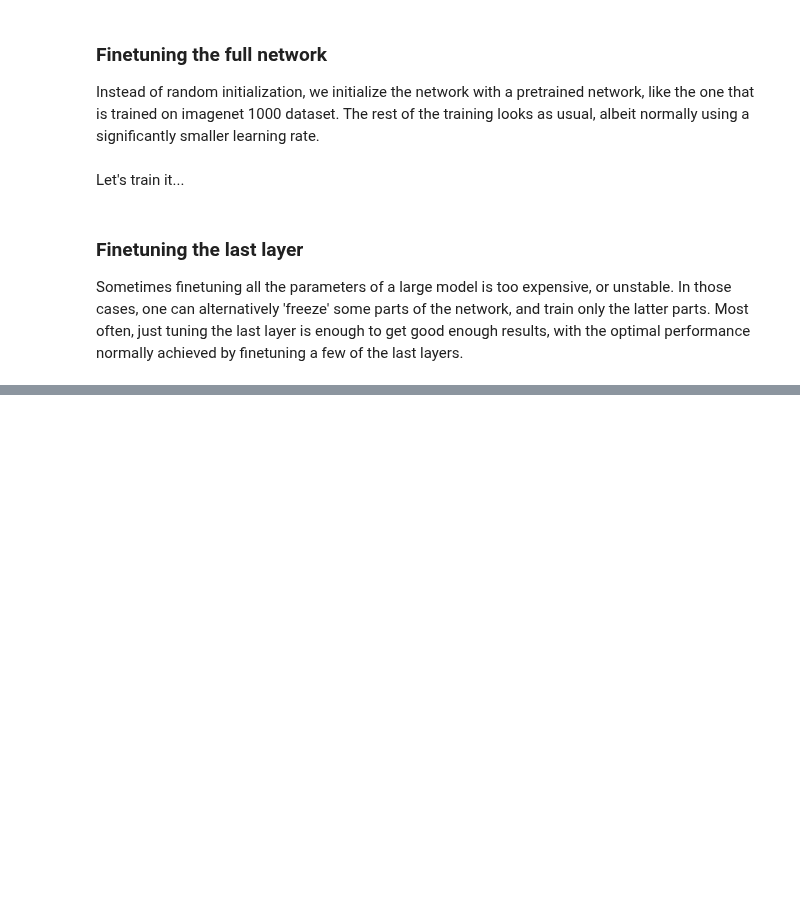
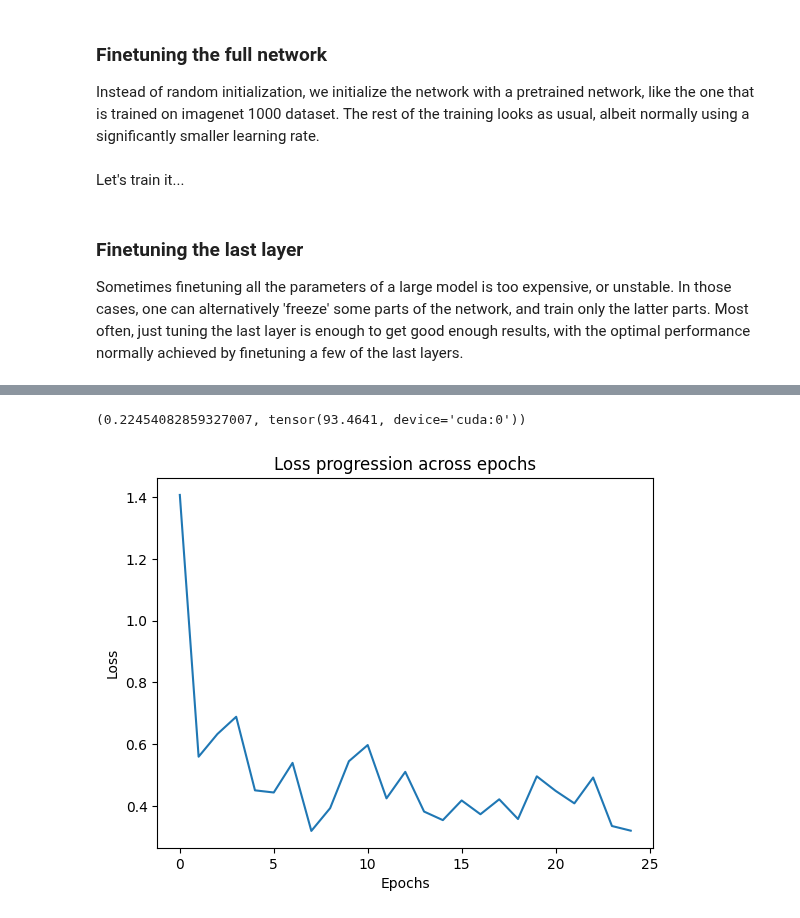
Before and after one commit to AleCardinale/Fundamentals-Inference-Learning, a Jupyter notebook: TP13/TP13_exercice.ipynb, the cells around one changed output, grey strips where cells are left out. Saved outputs shown, nothing was run; the diff lists cells and outputs as text; code cells hidden in the pictures; blank space fills up the shorter version.

```diff
--- a/TP13/TP13_exercice.ipynb
+++ b/TP13/TP13_exercice.ipynb
@@ -212,7 +238,7 @@ test_transform =  T.Compose([
     T.CenterCrop(224),
     T.ToTensor(),
     # Should we add the same normalization for test as we did for train? Explain.
-    ...
+    T.Normalize([0.485, 0.456, 0.406], [0.229, 0.224, 0.225])
 ])
 
 
@@ -309,23 +357,27 @@ predict(
 
 Sometimes finetuning all the parameters of a large model is too expensive, or unstable. In those cases, one can alternatively 'freeze' some parts of the network, and train only the latter parts. Most often, just tuning the last layer is enough to get good enough results, with the optimal performance normally achieved by finetuning a few of the last layers.
 # %%
+import torch.nn as nn
+
 class FinetuningLastLayer(nn.Module):
 
     def __init__(self, num_classes):
         super().__init__()
         # load pretrained resnet18
-        self.network = ...
+        self.network = torchvision.models.resnet18(pretrained=True)
 
         # freeze the parameters of the network.
-        ...
+        for param in self.network.parameters():
+            param.requires_grad = False
 
         # replace the last layer with a randonly initializied one and with `num_classes` number of output neurons.
-        ...
+        num_features = self.network.fc.in_features
+        self.network.fc = nn.Linear(num_features, num_classes)
 
     def forward(self, x):
         return self.network(x)
 # %%
-model = FinetuningLastLayer(num_classes=...).to(DEVICE)
+model = FinetuningLastLayer(num_classes=1000).to(DEVICE)
 
 # We normally use SGD to finetune a large model
 optimizer = torch.optim.SGD(model.parameters(), lr=0.001, momentum=0.9)
@@ -346,3 +398,4 @@ predict(
     test_dataloader = test_dataloader,
     device = DEVICE
 )
+# %% [output]
@@ -348,0 +420,2 @@ predict(
+(0.22454082859327007, tensor(93.4641, device='cuda:0'))
+[figure, added]
```
Also changed, not shown: parts of 7 cells of this notebook.
